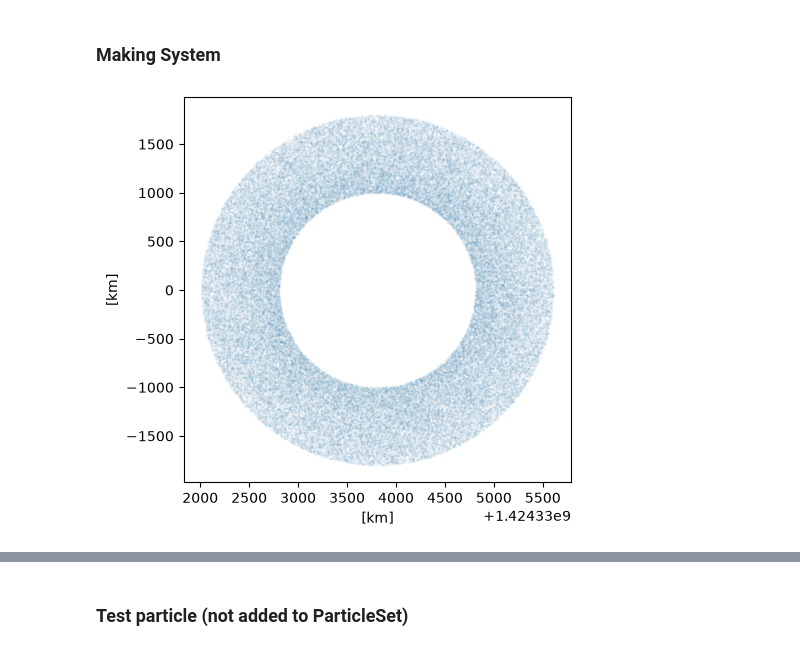
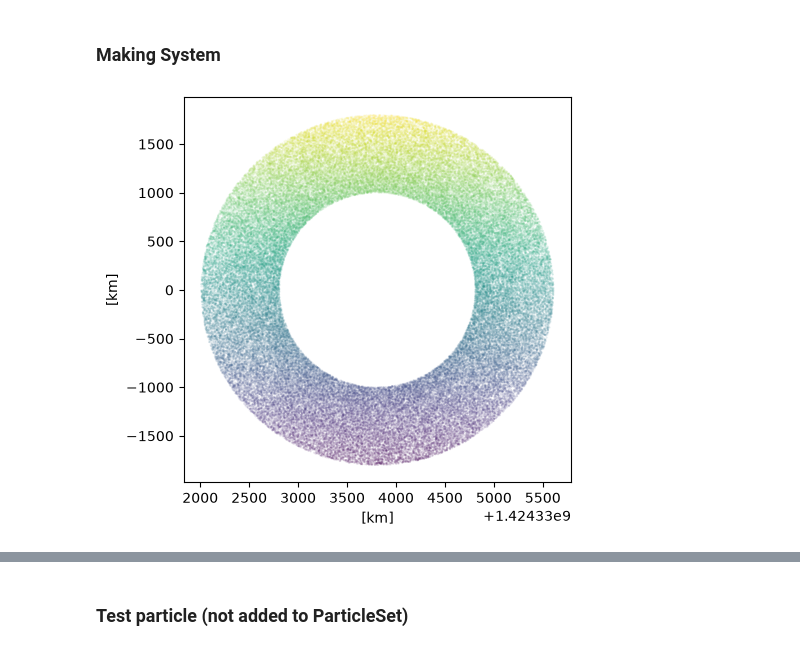
Before and after one commit to qiushitian/iapetus, a Jupyter notebook: unifiedcode.ipynb, the cells around one changed output, grey strips where cells are left out. Drawn from its saved outputs; the diff is of its cells as text; code cells hidden in the pictures.

```diff
--- a/unifiedcode.ipynb
+++ b/unifiedcode.ipynb
@@ -110,7 +111,7 @@ v = (constants.G * iapetus_mass / r).sqrt()
 #Give particles very small gravitational masses. This is our numerical tracer approximation: the particles primarily respond to Iapetus's gravity instead of strongly perturbing each other.
 #These are NOT the physical masses of the debris. We will eventually assign separate represented masses for the ridge-deposition calculation.
 
-ring.mass = (1.81e21 * 1e-12 / N) | units.kg
+ring.mass = (1.81e21 * 1e-14 / N) | units.kg
 
 #Their physical sizes and mutual collisions are not yet included.
 ring.radius = 0 | units.km
@@ -126,10 +127,12 @@ ring.z = moon.z
 ring.vx = moon.vx - v * np.sin(theta)
 ring.vy = moon.vy + v * np.cos(theta)
 ring.vz = moon.vz
+
+ring.rotate(0.0, 0.0, 0.0)
 # %%
 plt.figure(figsize=(5, 5))
-scatter(ring.x, ring.y, s=1, marker='.', alpha=0.05)
+scatter(ring.x, ring.z, s=1, marker='.', c=ring.z.value_in(units.km), alpha=0.1)
 plt.show()
 plt.close('all')
 # %% [output]
-[figure, old version]
+[figure, new version]
```
Also changed, not shown: parts of 5 cells of this notebook, 1 other file.
